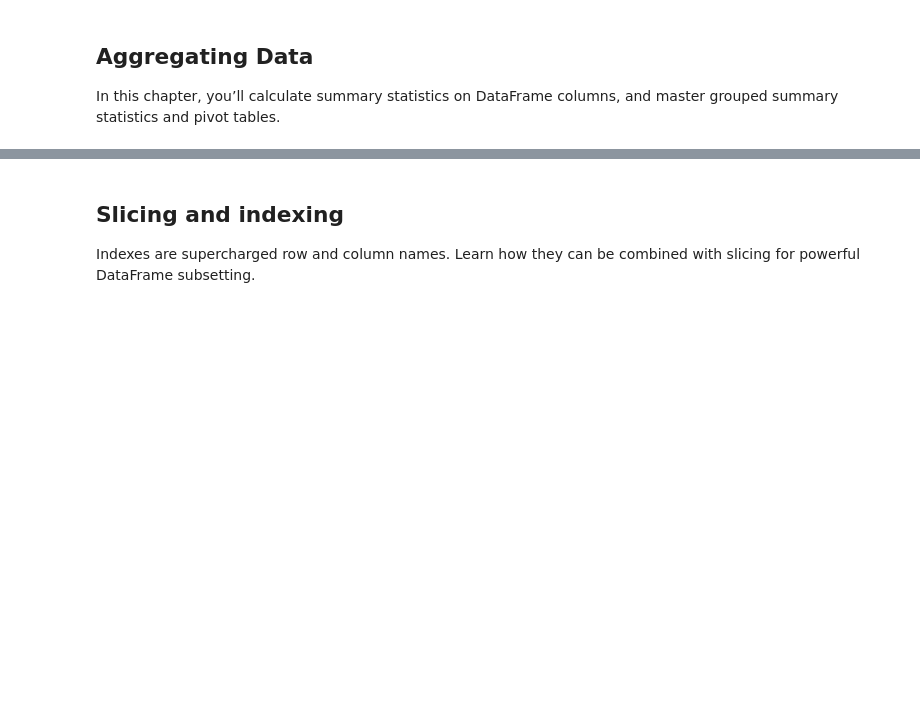
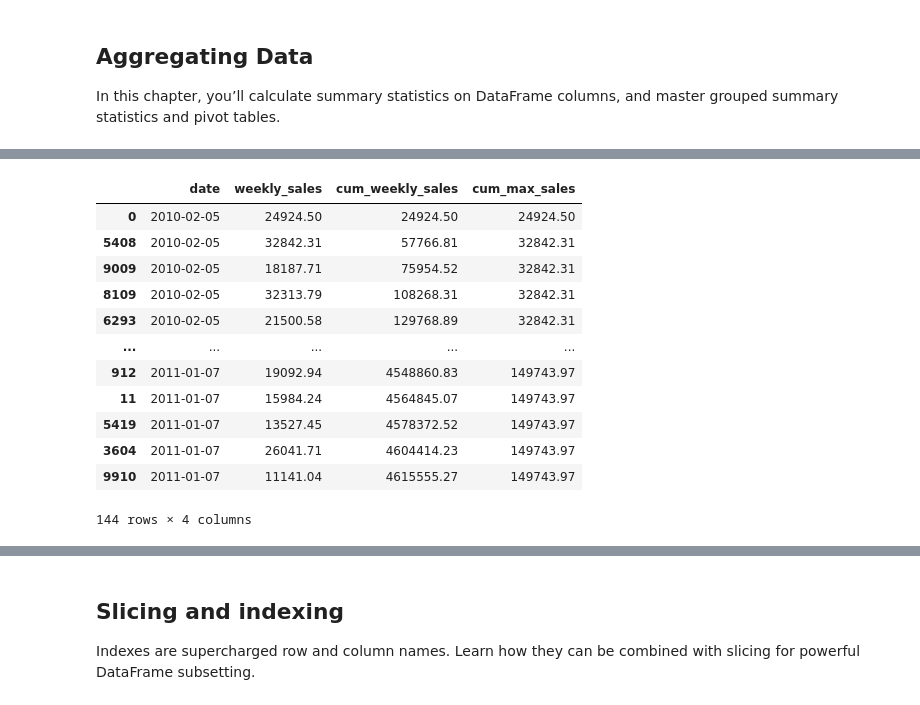
Before and after one commit to afi1289/DatacampPythonProgrammer, a Jupyter notebook: 03DataManipulationwithpandas/Data Manipulation with pandas.ipynb, the cells around one changed output, grey strips where cells are left out. Saved outputs shown, nothing was run; the diff lists cells and outputs as text; code cells hidden in the pictures; blank space fills up the shorter version.

```diff
--- a/03DataManipulationwithpandas/Data Manipulation with pandas.ipynb
+++ b/03DataManipulationwithpandas/Data Manipulation with pandas.ipynb
@@ -384,0 +500,28 @@ In this chapter, you’ll calculate summary statistics on DataFrame columns, and
+# %%
+sales_1_1 = sales[(sales['department'] == 1)  & (sales['fuel_price_usd_per_l'] < 1)]
+# %%
+# Sort sales_1_1 by date
+sales_1_1 = sales_1_1.sort_values("date")
+
+# Get the cumulative sum of weekly_sales, add as cum_weekly_sales col
+sales_1_1["cum_weekly_sales"] = sales_1_1["weekly_sales"].cumsum()
+
+# Get the cumulative max of weekly_sales, add as cum_max_sales col
+sales_1_1["cum_max_sales"] = sales_1_1["weekly_sales"].cummax()
+
+# See the columns you calculated
+sales_1_1[["date", "weekly_sales", "cum_weekly_sales", "cum_max_sales"]]
+# %% [output]
+|  | date | weekly_sales | cum_weekly_sales | cum_max_sales |
+| 0 | 2010-02-05 | 24924.50 | 24924.50 | 24924.50 |
+| 5408 | 2010-02-05 | 32842.31 | 57766.81 | 32842.31 |
+| 9009 | 2010-02-05 | 18187.71 | 75954.52 | 32842.31 |
+| 8109 | 2010-02-05 | 32313.79 | 108268.31 | 32842.31 |
+| 6293 | 2010-02-05 | 21500.58 | 129768.89 | 32842.31 |
+| ... | ... | ... | ... | ... |
+| 912 | 2011-01-07 | 19092.94 | 4548860.83 | 149743.97 |
+| 11 | 2011-01-07 | 15984.24 | 4564845.07 | 149743.97 |
+| 5419 | 2011-01-07 | 13527.45 | 4578372.52 | 149743.97 |
+| 3604 | 2011-01-07 | 26041.71 | 4604414.23 | 149743.97 |
+| 9910 | 2011-01-07 | 11141.04 | 4615555.27 | 149743.97 |
+144 rows × 4 columns
```
Also changed, not shown: parts of 40 cells of this notebook, 1 other file.
